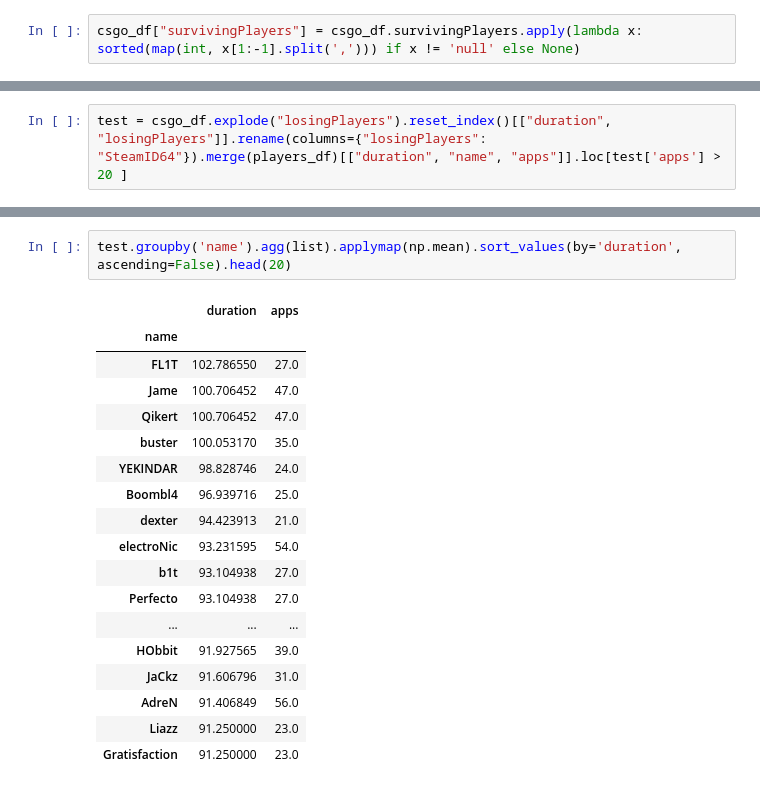
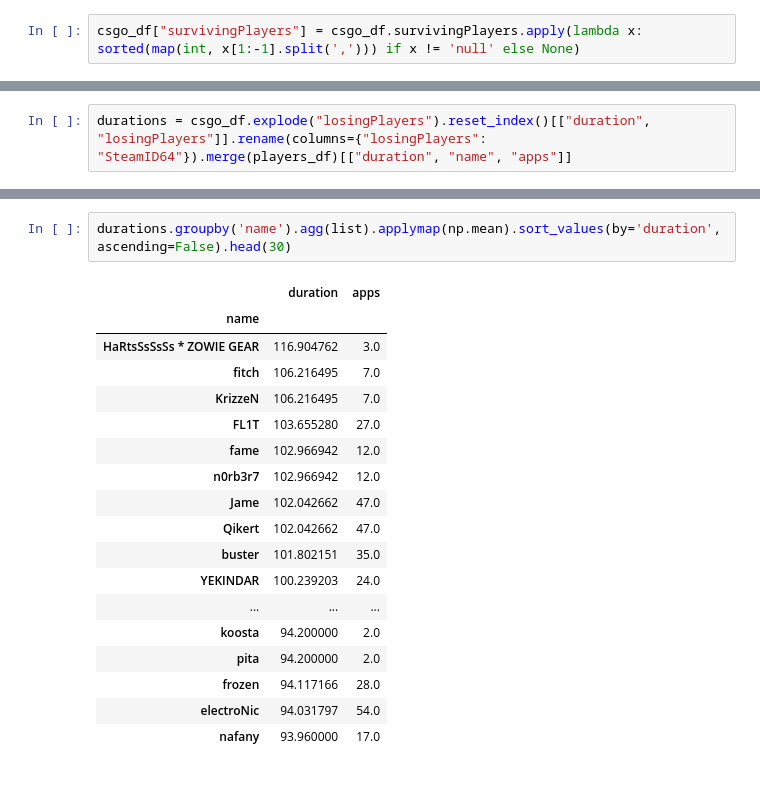
Before and after one commit to bevan-philip/have-cs-rounds-become-slower, a Jupyter notebook: analysis.ipynb, the cells around one changed output, grey strips where cells are left out. Saved outputs shown, nothing was run; the diff lists cells and outputs as text.

```diff
--- a/analysis.ipynb
+++ b/analysis.ipynb
@@ -251,2 +243,2 @@ Teams that take the most amount of time to lose
 # %%
-test = csgo_df.explode("losingPlayers").reset_index()[["duration", "losingPlayers"]].rename(columns={"losingPlayers": "SteamID64"}).merge(players_df)[["duration", "name", "apps"]].loc[test['apps'] > 20 ]
+durations = csgo_df.explode("losingPlayers").reset_index()[["duration", "losingPlayers"]].rename(columns={"losingPlayers": "SteamID64"}).merge(players_df)[["duration", "name", "apps"]]
@@ -274,21 +270,21 @@ test.groupby('name').agg(list).applymap(np.mean).sort_values(by='duration').head
 # %%
-test.groupby('name').agg(list).applymap(np.mean).sort_values(by='duration', ascending=False).head(20)
+durations.groupby('name').agg(list).applymap(np.mean).sort_values(by='duration', ascending=False).head(30)
 # %% [output]
 |  | duration | apps |
 | name |  |  |
-| FL1T | 102.786550 | 27.0 |
-| Jame | 100.706452 | 47.0 |
-| Qikert | 100.706452 | 47.0 |
-| buster | 100.053170 | 35.0 |
-| YEKINDAR | 98.828746 | 24.0 |
-| Boombl4 | 96.939716 | 25.0 |
-| dexter | 94.423913 | 21.0 |
-| electroNic | 93.231595 | 54.0 |
-| b1t | 93.104938 | 27.0 |
-| Perfecto | 93.104938 | 27.0 |
+| HaRtsSsSsSs * ZOWIE GEAR | 116.904762 | 3.0 |
+| fitch | 106.216495 | 7.0 |
+| KrizzeN | 106.216495 | 7.0 |
+| FL1T | 103.655280 | 27.0 |
+| fame | 102.966942 | 12.0 |
+| n0rb3r7 | 102.966942 | 12.0 |
+| Jame | 102.042662 | 47.0 |
+| Qikert | 102.042662 | 47.0 |
+| buster | 101.802151 | 35.0 |
+| YEKINDAR | 100.239203 | 24.0 |
 | ... | ... | ... |
-| HObbit | 91.927565 | 39.0 |
-| JaCkz | 91.606796 | 31.0 |
-| AdreN | 91.406849 | 56.0 |
-| Liazz | 91.250000 | 23.0 |
-| Gratisfaction | 91.250000 | 23.0 |
+| koosta | 94.200000 | 2.0 |
+| pita | 94.200000 | 2.0 |
+| frozen | 94.117166 | 28.0 |
+| electroNic | 94.031797 | 54.0 |
+| nafany | 93.960000 | 17.0 |
```
Also changed, not shown: parts of 30 cells of this notebook, 3 other files.
